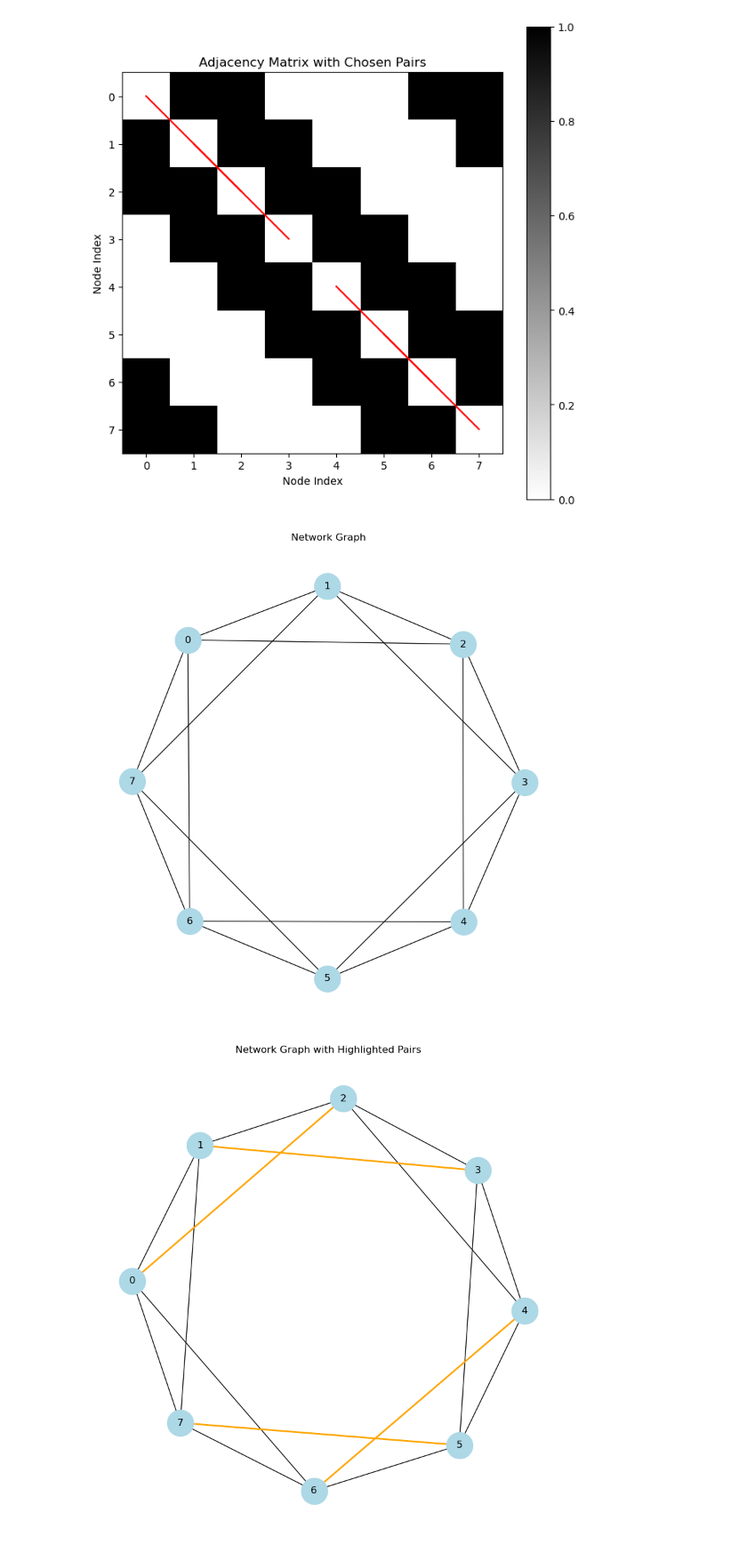
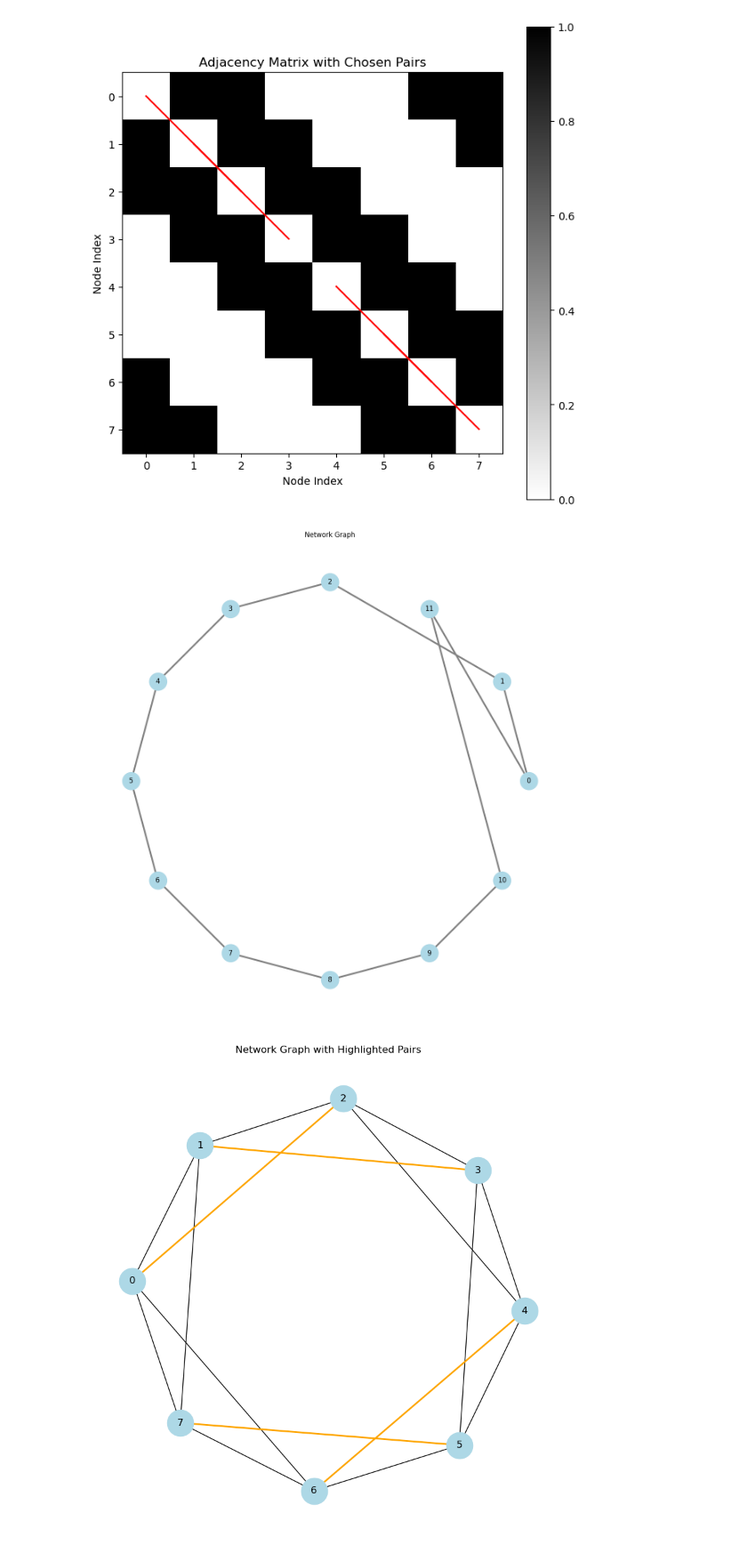
Before and after one commit to jacksonhenry3/Qnibble, a Jupyter notebook: Notebooks/2Qsubgroups.ipynb, the cells around one changed output. Shown at 89% size. Saved outputs shown, nothing was run; the diff lists cells and outputs as text; code cells hidden in the pictures.

```diff
--- a/Notebooks/2Qsubgroups.ipynb
+++ b/Notebooks/2Qsubgroups.ipynb
@@ -291,29 +445,42 @@ plot_chosen_pairs(adj_matrix, chosen_pairs)
 # %%
 import numpy as np
 import networkx as nx
 import matplotlib.pyplot as plt
+
+adjacency_matrix = [[0,1,0,0,0,0,0,0,0,0,0,1],
+                    [1,0,1,0,0,0,0,0,0,0,0,0],
+                    [0,1,0,1,0,0,0,0,0,0,0,0],
+                    [0,0,1,0,1,0,0,0,0,0,0,0],
+                    [0,0,0,1,0,1,0,0,0,0,0,0],
+                    [0,0,0,0,1,0,1,0,0,0,0,0],
+                    [0,0,0,0,0,1,0,1,0,0,0,0],
+                    [0,0,0,0,0,0,1,0,1,0,0,0],
+                    [0,0,0,0,0,0,0,1,0,1,0,0],
+                    [0,0,0,0,0,0,0,0,1,0,1,0],
+                    [0,0,0,0,0,0,0,0,0,1,0,1],
+                    [1,0,0,0,0,0,0,0,0,0,1,0]]
 
 def plot_network_graph(adjacency_matrix):
     G = nx.Graph()
     num_nodes = len(adjacency_matrix)
 
     # Add edges based on the adjacency matrix
     for i in range(num_nodes):
         for j in range(i+1, num_nodes):
             if adjacency_matrix[i][j] == 1:
                 G.add_edge(i, j)
 
-    pos = nx.spring_layout(G)  # Positions for all nodes
+    pos = nx.circular_layout(G)  # Positions for all nodes
 
-    plt.figure(figsize=(8, 8))
-    nx.draw(G, pos, with_labels=True, node_color='lightblue', node_size=1000, font_size=12)
+    plt.figure(figsize=(12, 12))
+    nx.draw(G, pos, with_labels=True, node_color='lightblue',edge_color="gray", node_size=1000,  width=3,font_size=12)
     plt.title('Network Graph')
     plt.show()
 
 
-plot_network_graph(adj_matrix)
+plot_network_graph(adjacency_matrix)
 # %% [output]
-[figure, old version]
+[figure, new version]
 # %%
 # Function to plot the network graph with highlighted pairs
 def plot_network_graph_with_highlight(adjacency_matrix, chosen_pairs):
```
Also changed, not shown: parts of 7 cells of this notebook, 5 other files.
